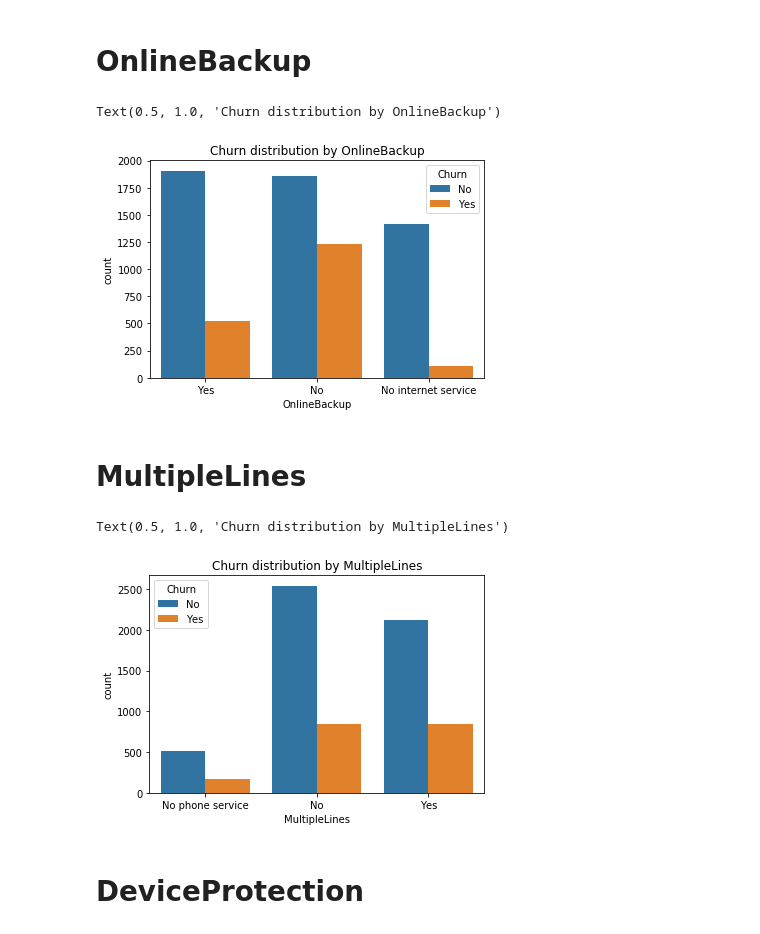
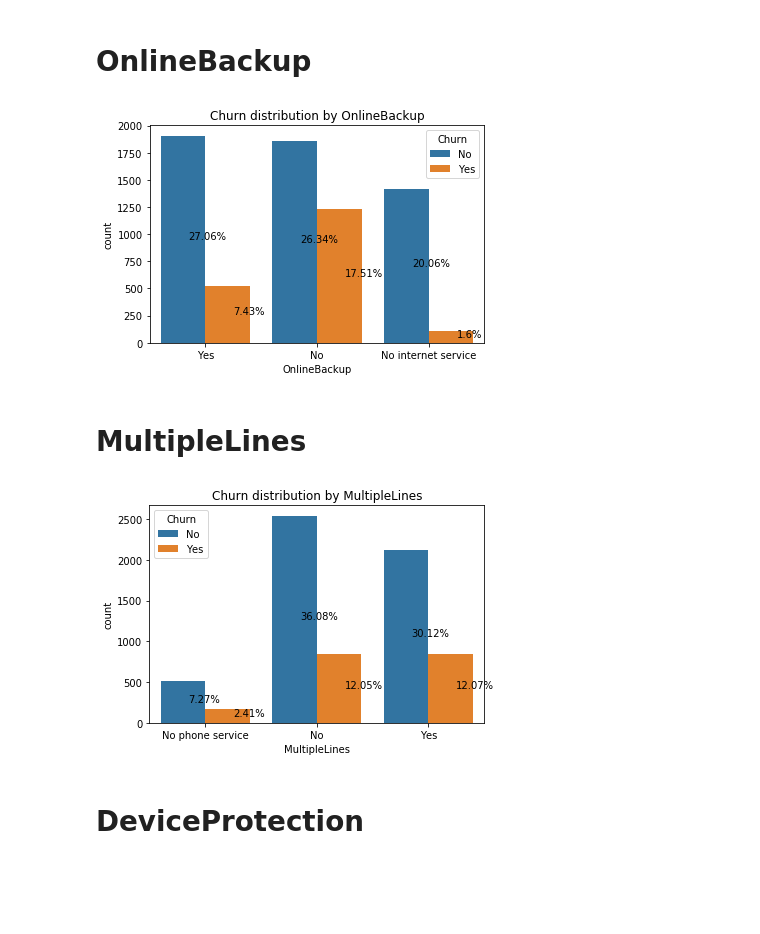
Before and after one commit to Chvava11/Bi_project_customer_churn, a Jupyter notebook: Vanessa's Bi Project.ipynb, the cells around one changed output. Cells and saved outputs as stored; diff of their text form; code cells hidden in the pictures; blank space fills up the shorter version.

```diff
--- a/Vanessa's Bi Project.ipynb
+++ b/Vanessa's Bi Project.ipynb
@@ -314,0 +341,11 @@ Text(0.5, 1.0, 'Churn distribution by StreamingTV')
+# %%
+total = df["StreamingTV"].count()
+print(total)
+ax = sns.countplot (x="StreamingTV",hue="Churn",data=df)
+ax.set_title("Churn distribution by StreamingTV")
+for p in ax.patches:
+    x = ((float(p.get_height())/total)*100).round(2)
+    txt = str(x)  + "%"
+    txt_x = p.get_x()+0.25
+    txt_y = p.get_height()/2
+    ax.text(txt_x,txt_y,txt)
@@ -322,0 +357,11 @@ Text(0.5, 1.0, 'Churn distribution by StreamingMovies')
+# %%
+total = df["StreamingMovies"].count()
+print(total)
+ax = sns.countplot (x="StreamingMovies",hue="Churn",data=df)
+ax.set_title("Churn distribution by StreamingMovies")
+for p in ax.patches:
+    x = ((float(p.get_height())/total)*100).round(2)
+    txt = str(x)  + "%"
+    txt_x = p.get_x()+0.25
+    txt_y = p.get_height()/2
+    ax.text(txt_x,txt_y,txt)
@@ -330,0 +373,11 @@ Text(0.5, 1.0, 'Churn distribution by OnlineSecuritys')
+# %%
+total = df["OnlineSecurity"].count()
+print(total)
+ax = sns.countplot (x="OnlineSecurity",hue="Churn",data=df)
+ax.set_title("Churn distribution by OnlineSecurity")
+for p in ax.patches:
+    x = ((float(p.get_height())/total)*100).round(2)
+    txt = str(x)  + "%"
+    txt_x = p.get_x()+0.25
+    txt_y = p.get_height()/2
+    ax.text(txt_x,txt_y,txt)
@@ -333,17 +389,27 @@ Text(0.5, 1.0, 'Churn distribution by OnlineSecuritys')
 # %%
 ax = sns.countplot (x="OnlineBackup",hue="Churn",data=df)
 ax.set_title("Churn distribution by OnlineBackup")
+for p in ax.patches:
+    x = ((float(p.get_height())/total)*100).round(2)
+    txt = str(x)  + "%"
+    txt_x = p.get_x()+0.25
+    txt_y = p.get_height()/2
+    ax.text(txt_x,txt_y,txt)
 # %% [output]
-Text(0.5, 1.0, 'Churn distribution by OnlineBackup')
-[figure, old version]
+[figure, new version]
 # %% [markdown]
 # MultipleLines #
 # %%
 ax = sns.countplot (x="MultipleLines",hue="Churn",data=df)
 ax.set_title("Churn distribution by MultipleLines")
+for p in ax.patches:
+    x = ((float(p.get_height())/total)*100).round(2)
+    txt = str(x)  + "%"
+    txt_x = p.get_x()+0.25
+    txt_y = p.get_height()/2
+    ax.text(txt_x,txt_y,txt)
 # %% [output]
-Text(0.5, 1.0, 'Churn distribution by MultipleLines')
-[figure, old version]
+[figure, new version]
 # %% [markdown]
 # DeviceProtection
 # %%
```
Also changed, not shown: parts of 23 cells of this notebook, 1 other file.
